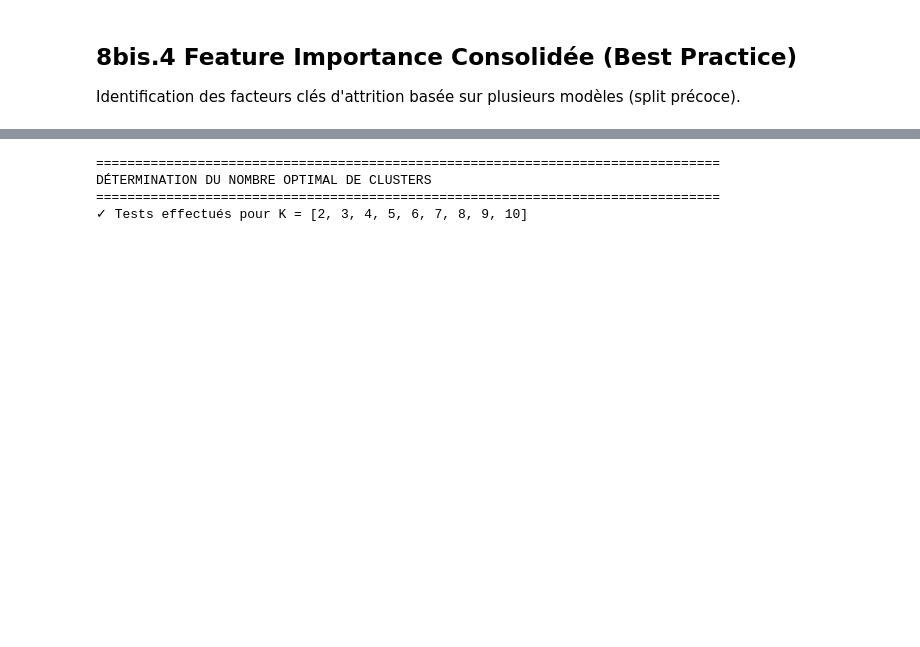
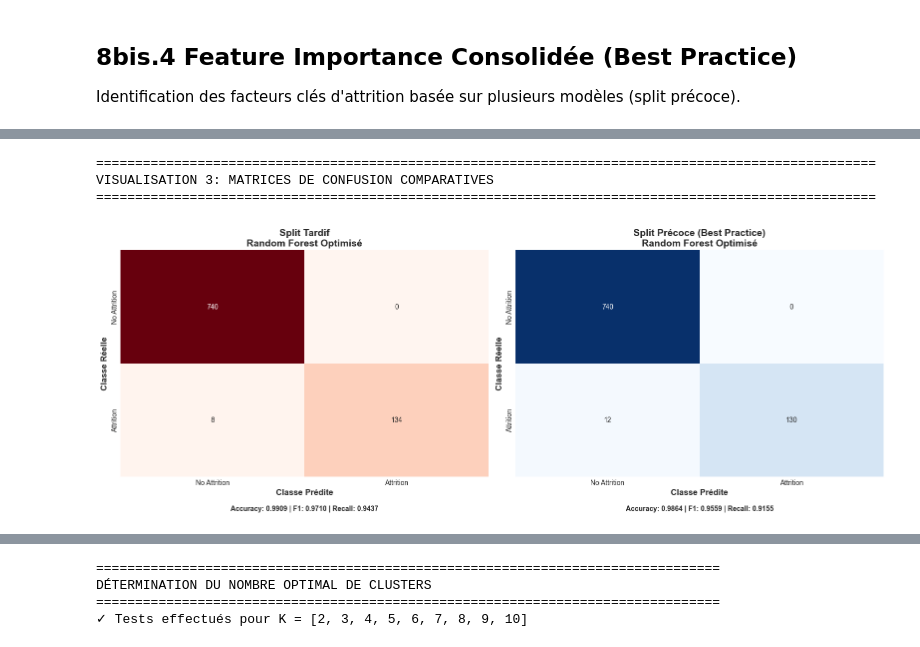
Before and after one commit to Zein-R/HumanForYou-Solution, a Jupyter notebook: Employee_Attrition_Analysis.ipynb, the cells around one changed output, grey strips where cells are left out. Saved outputs shown, nothing was run; the diff lists cells and outputs as text; code cells hidden in the pictures; blank space fills up the shorter version.

```diff
--- a/Employee_Attrition_Analysis.ipynb
+++ b/Employee_Attrition_Analysis.ipynb
@@ -4794,0 +5095,66 @@ else:
+# %%
+# Visualisation 3: Matrices de confusion côte à côte
+print("\n" + "=" * 100)
+print("VISUALISATION 3: MATRICES DE CONFUSION COMPARATIVES")
+print("=" * 100)
+
+fig, axes = plt.subplots(1, 2, figsize=(16, 6))
+
+# Matrice de confusion pour Split Tardif
+cm_tardif = confusion_matrix(y_test, y_pred_optimized)
+sns.heatmap(cm_tardif, annot=True, fmt='d', cmap='Reds', cbar=False, ax=axes[0],
+            xticklabels=['No Attrition', 'Attrition'],
+            yticklabels=['No Attrition', 'Attrition'])
+axes[0].set_title('Split Tardif\nRandom Forest Optimisé', fontsize=14, fontweight='bold')
+axes[0].set_ylabel('Classe Réelle', fontsize=12, fontweight='bold')
+axes[0].set_xlabel('Classe Prédite', fontsize=12, fontweight='bold')
+
+# Ajouter les métriques sur la matrice
+tn_t, fp_t, fn_t, tp_t = cm_tardif.ravel()
+axes[0].text(0.5, -0.15,
+             f'Accuracy: {rf_tardif_metrics["Test_Accuracy"]:.4f} | '
+             f'F1: {rf_tardif_metrics["F1_Score"]:.4f} | '
+             f'Recall: {rf_tardif_metrics["Recall"]:.4f}',
+             ha='center', transform=axes[0].transAxes, fontsize=10, fontweight='bold')
+
+# Matrice de confusion pour Split Précoce
+cm_precoce = confusion_matrix(y_test_precoce, y_pred_optimized_bp)
+sns.heatmap(cm_precoce, annot=True, fmt='d', cmap='Blues', cbar=False, ax=axes[1],
+            xticklabels=['No Attrition', 'Attrition'],
+            yticklabels=['No Attrition', 'Attrition'])
+axes[1].set_title('Split Précoce (Best Practice)\nRandom Forest Optimisé', fontsize=14, fontweight='bold')
+axes[1].set_ylabel('Classe Réelle', fontsize=12, fontweight='bold')
+axes[1].set_xlabel('Classe Prédite', fontsize=12, fontweight='bold')
+
+# Ajouter les métriques sur la matrice
+tn_p, fp_p, fn_p, tp_p = cm_precoce.ravel()
+axes[1].text(0.5, -0.15,
+             f'Accuracy: {rf_precoce_metrics["Test_Accuracy"]:.4f} | '
+             f'F1: {rf_precoce_metrics["F1_Score"]:.4f} | '
+             f'Recall: {rf_precoce_metrics["Recall"]:.4f}',
+             ha='center', transform=axes[1].transAxes, fontsize=10, fontweight='bold')
+
+plt.tight_layout()
+plt.show()
+
+# Analyse détaillée des prédictions
+print("\n" + "=" * 100)
+print("ANALYSE DÉTAILLÉE DES PRÉDICTIONS")
+print("=" * 100)
+
+print("\n📊 Split Tardif:")
+print(f"   Vrais Positifs (TP):  {tp_t:4d}  |  Faux Négatifs (FN): {fn_t:4d}")
+print(f"   Faux Positifs (FP):   {fp_t:4d}  |  Vrais Négatifs (TN): {tn_t:4d}")
+
+print("\n📊 Split Précoce:")
+print(f"   Vrais Positifs (TP):  {tp_p:4d}  |  Faux Négatifs (FN): {fn_p:4d}")
+print(f"   Faux Positifs (FP):   {fp_p:4d}  |  Vrais Négatifs (TN): {tn_p:4d}")
+
+print("\n📊 Différences:")
+print(f"   TP: {tp_t - tp_p:+4d}  |  FN: {fn_t - fn_p:+4d}")
+print(f"   FP: {fp_t - fp_p:+4d}  |  TN: {tn_t - tn_p:+4d}")
+# %% [output]
+====================================================================================================
+VISUALISATION 3: MATRICES DE CONFUSION COMPARATIVES
+====================================================================================================
+[figure, added]
```
Also changed, not shown: parts of 26 cells of this notebook, 1 other file.
